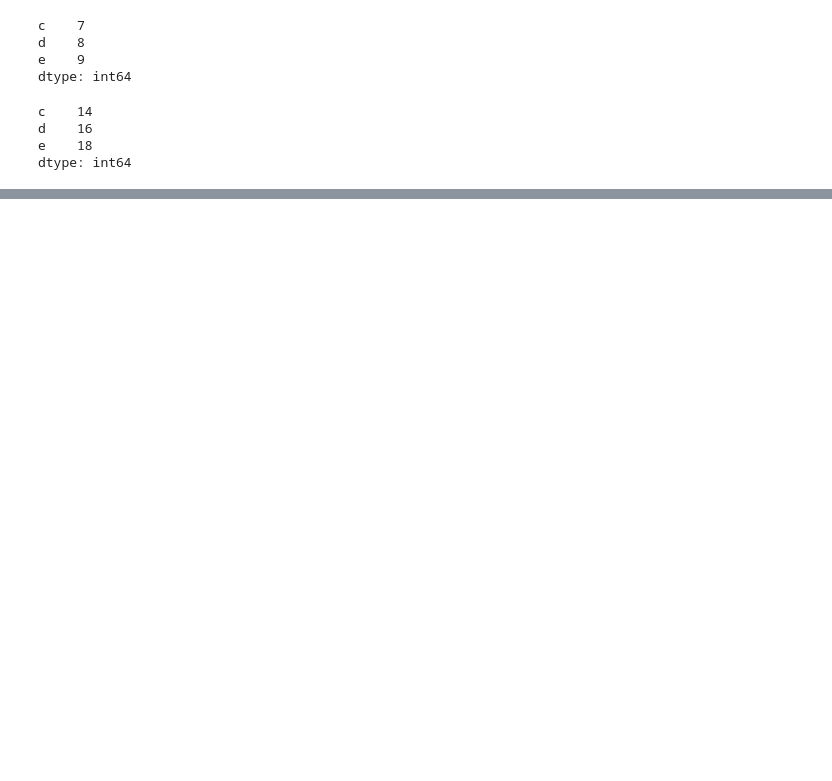
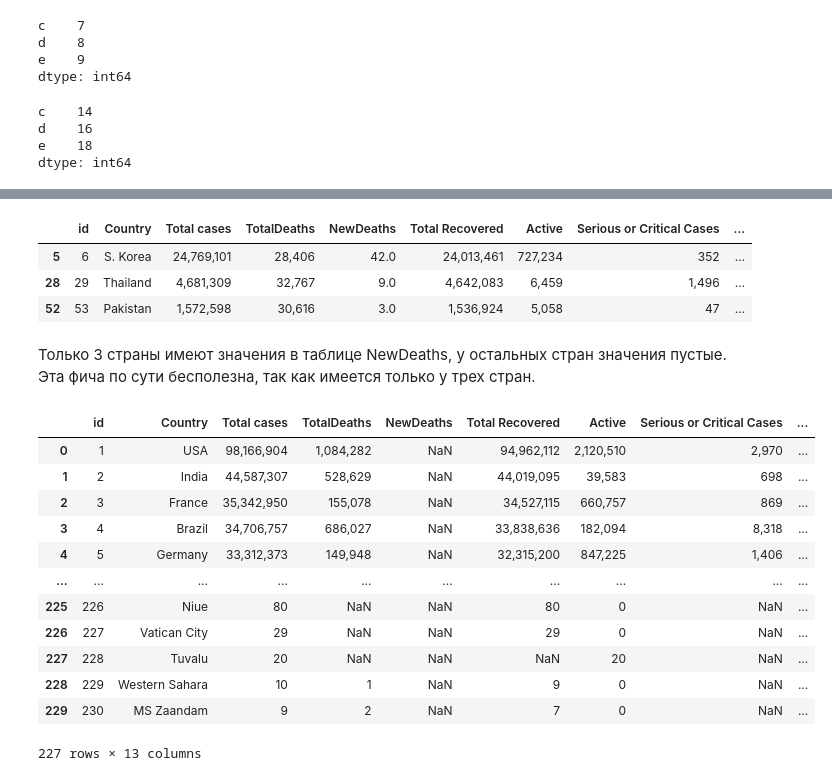
Before and after one commit to 1mmo/data-analysis-handbook, a Jupyter notebook: handbook/Working with data/Pandas.ipynb, the cells around one changed output, grey strips where cells are left out. Cells and saved outputs as stored; diff of their text form; code cells hidden in the pictures; blank space fills up the shorter version.

```diff
--- a/handbook/Working with data/Pandas.ipynb
+++ b/handbook/Working with data/Pandas.ipynb
@@ -163,2 +208,4 @@ SyntaxError: invalid syntax (606908847.py, line 1)
 # %%
-data.head()
+columns = ['id', 'Country', 'Total cases', 'TotalDeaths', 'NewDeaths', 'Total Recovered',
+           'Active', 'Serious or Critical Cases', 'Total Cases / 1M pop', 'Total Deaths / 1M pop', 'Total tests', 'Total tests / 1M pop', 'Population']
+len(columns)
@@ -165,2 +214,2 @@ data.head()
 # %%
-data.shape()
+data.columns = columns
@@ -166,0 +423,3 @@ data.shape()
+# %%
+data_index_id = data.set_index('id') # установить колонку 'id' в качестве индексов
+data_index_id.head()
@@ -166,0 +471,3 @@ data.shape()
+# %%
+data_country_index = data.set_index('Country')
+data_country_index.head()
@@ -166,0 +593,26 @@ data.shape()
+# %%
+data[data.NewDeaths.notnull()] # не ноль
+# %% [output]
+|  | id | Country | Total cases | TotalDeaths | NewDeaths | Total Recovered | Active | Serious or Critical Cases | ... |
+| 5 | 6 | S. Korea | 24,769,101 | 28,406 | 42.0 | 24,013,461 | 727,234 | 352 | ... |
+| 28 | 29 | Thailand | 4,681,309 | 32,767 | 9.0 | 4,642,083 | 6,459 | 1,496 | ... |
+| 52 | 53 | Pakistan | 1,572,598 | 30,616 | 3.0 | 1,536,924 | 5,058 | 47 | ... |
+# %% [markdown]
+Только 3 страны имеют значения в таблице NewDeaths, у остальных стран значения пустые.<br>
+Эта фича по сути бесполезна, так как имеется только у трех стран.
+# %%
+data[data.NewDeaths.isnull()] # ноль
+# %% [output]
+|  | id | Country | Total cases | TotalDeaths | NewDeaths | Total Recovered | Active | Serious or Critical Cases | ... |
+| 0 | 1 | USA | 98,166,904 | 1,084,282 | NaN | 94,962,112 | 2,120,510 | 2,970 | ... |
+| 1 | 2 | India | 44,587,307 | 528,629 | NaN | 44,019,095 | 39,583 | 698 | ... |
+| 2 | 3 | France | 35,342,950 | 155,078 | NaN | 34,527,115 | 660,757 | 869 | ... |
+| 3 | 4 | Brazil | 34,706,757 | 686,027 | NaN | 33,838,636 | 182,094 | 8,318 | ... |
+| 4 | 5 | Germany | 33,312,373 | 149,948 | NaN | 32,315,200 | 847,225 | 1,406 | ... |
+| ... | ... | ... | ... | ... | ... | ... | ... | ... | ... |
+| 225 | 226 | Niue | 80 | NaN | NaN | 80 | 0 | NaN | ... |
+| 226 | 227 | Vatican City | 29 | NaN | NaN | 29 | 0 | NaN | ... |
+| 227 | 228 | Tuvalu | 20 | NaN | NaN | NaN | 20 | NaN | ... |
+| 228 | 229 | Western Sahara | 10 | 1 | NaN | 9 | 0 | NaN | ... |
+| 229 | 230 | MS Zaandam | 9 | 2 | NaN | 7 | 0 | NaN | ... |
+227 rows × 13 columns
```
Also changed, not shown: parts of 107 cells of this notebook, 3 other files.
